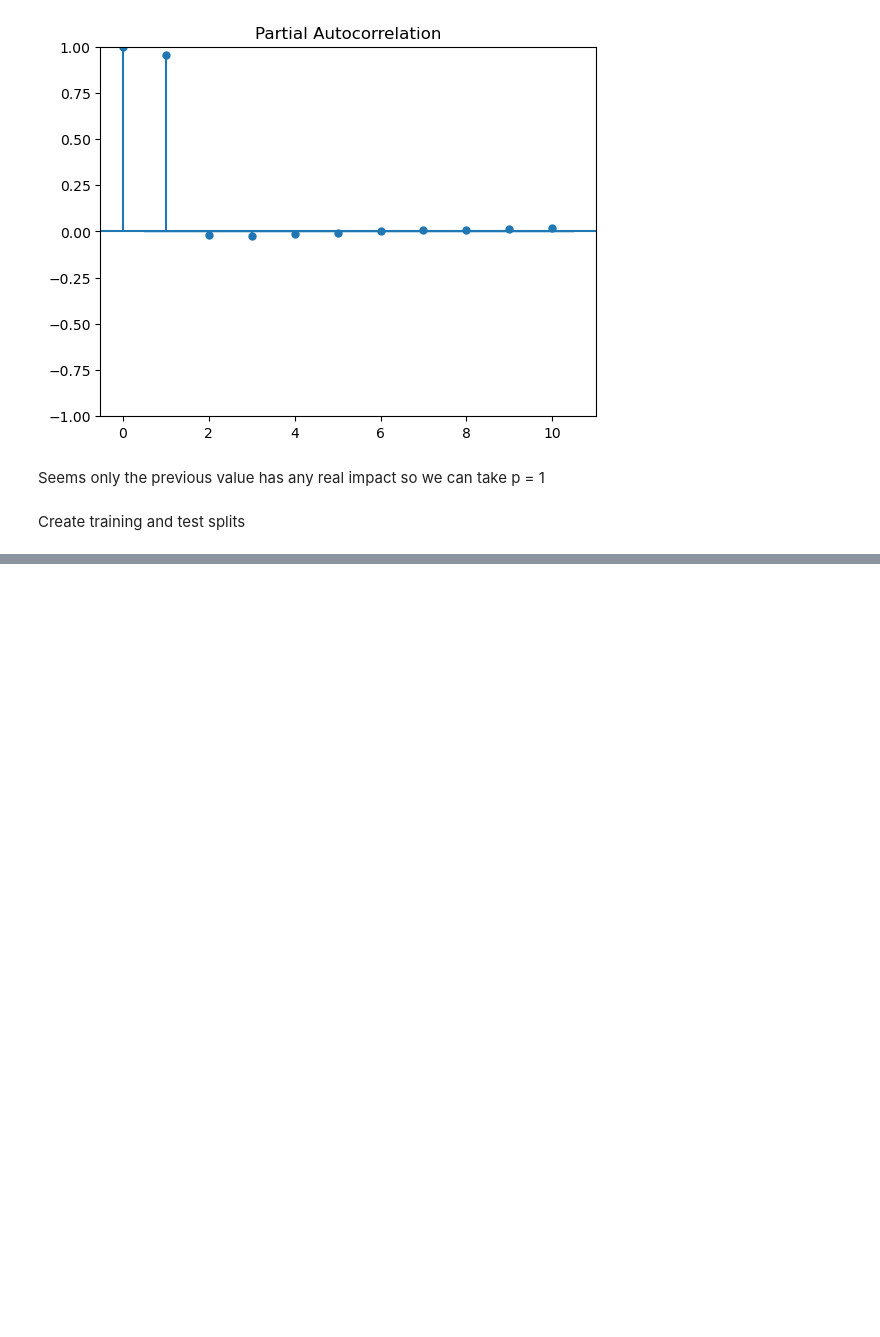
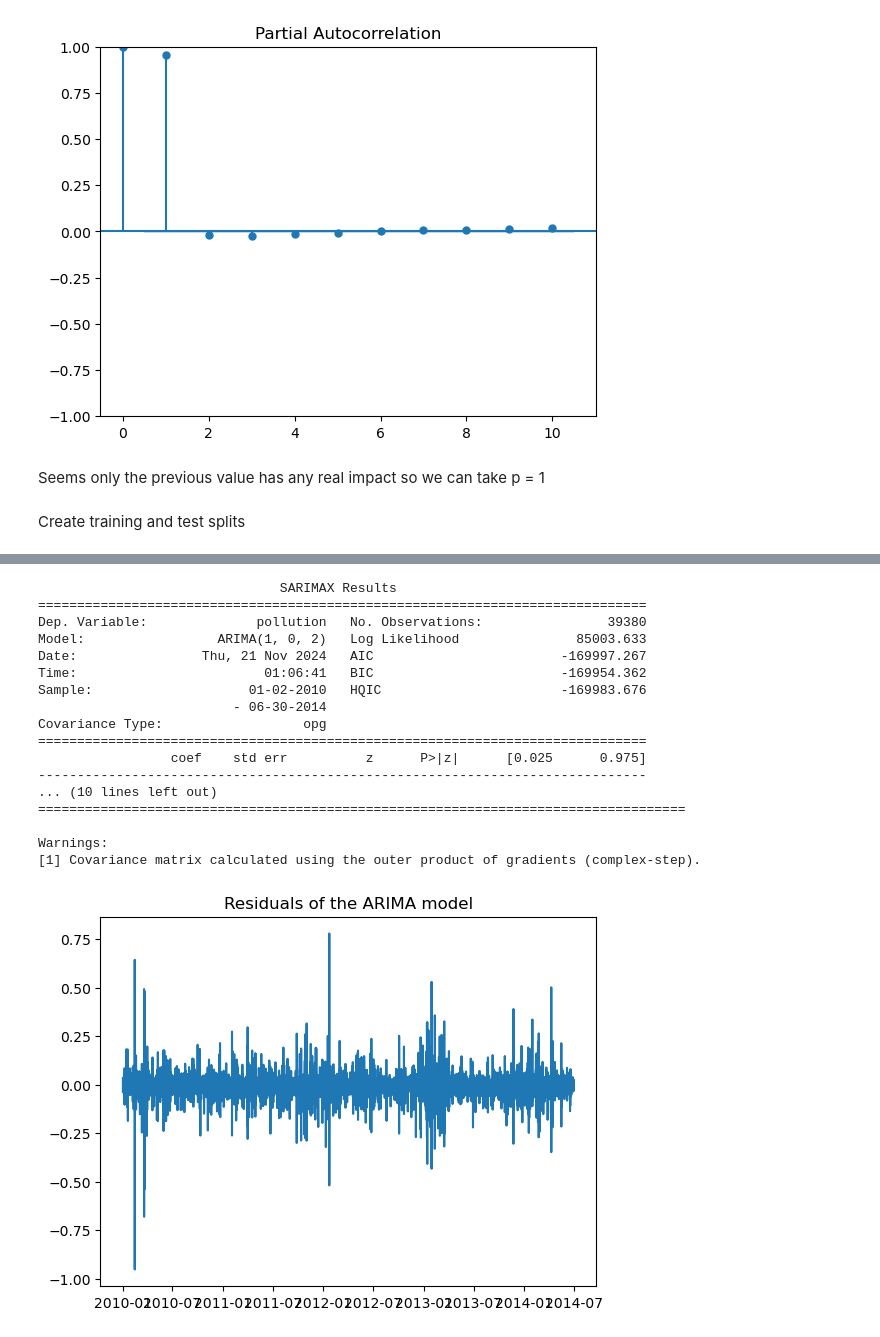
Before and after one commit to djjjones6/Group_Assessment_2, a Jupyter notebook: DaveJ/ARIMA.ipynb, the cells around one changed output, grey strips where cells are left out. Cells and saved outputs as stored; diff of their text form; code cells hidden in the pictures; blank space fills up the shorter version.

```diff
--- a/DaveJ/ARIMA.ipynb
+++ b/DaveJ/ARIMA.ipynb
@@ -85,10 +67,8 @@ plt.show()
 Seems only the previous value has any real impact so we can take p = 1
 # %% [markdown]
 Create training and test splits
-# %%
-forecast_length = len(data) // 10
-
-# Creating an 80/10/10 train, validation, test split
-# We have that the first 10% of the dataset is validation so we can use the test data effectively when forecasting
-# train_df, validation_df, test_df = df[0: 8*forecast_length], df[8*forecast_length: 9*forecast_length], df[9*forecast_length:]
-validation_df, train_df, test_df = data[0: forecast_length], data[forecast_length: 9*forecast_length], data[9*forecast_length:]
+# %%
+train_size = int(len(train_df) * 0.999)
+train_df1 = train_df[:train_size]
+val_df = train_df[train_size:]
+train_df2 = train_df1[['pollution']]
@@ -95,4 +92,29 @@ validation_df, train_df, test_df = data[0: forecast_length], data[forecast_lengt
 # %%
-model = ARIMA(train_df['pollution'], order=(1, 0, 2))
+model = ARIMA(train_df2, order=(1, 0, 2))
 arima_model = model.fit()
+# %%
+print(arima_model.summary())
+residuals = arima_model.resid
+plt.plot(residuals)
+plt.title("Residuals of the ARIMA model")
+plt.show()
+# %% [output]
+                               SARIMAX Results
+==============================================================================
+Dep. Variable:              pollution   No. Observations:                39380
+Model:                 ARIMA(1, 0, 2)   Log Likelihood               85003.633
+Date:                Thu, 21 Nov 2024   AIC                        -169997.267
+Time:                        01:06:41   BIC                        -169954.362
+Sample:                    01-02-2010   HQIC                       -169983.676
+                         - 06-30-2014
+Covariance Type:                  opg
+==============================================================================
+                 coef    std err          z      P>|z|      [0.025      0.975]
+------------------------------------------------------------------------------
+... (10 lines left out)
+===================================================================================
+
+Warnings:
+[1] Covariance matrix calculated using the outer product of gradients (complex-step).
+[figure, added]
 # %%
```
Also changed, not shown: parts of 7 cells of this notebook.
